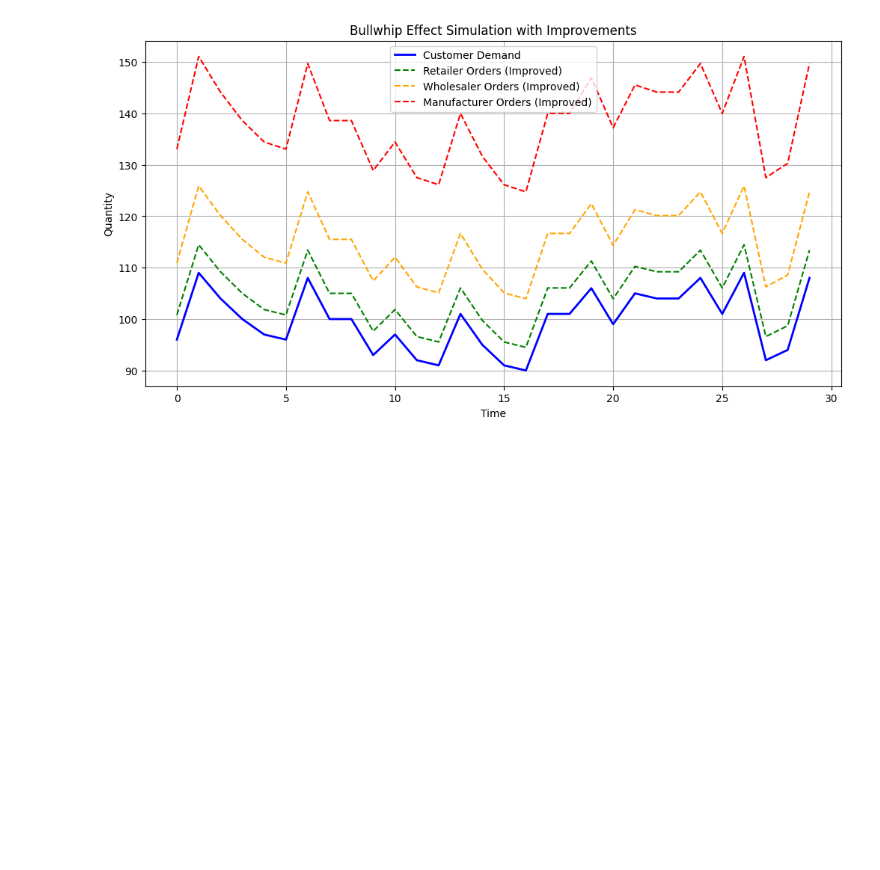
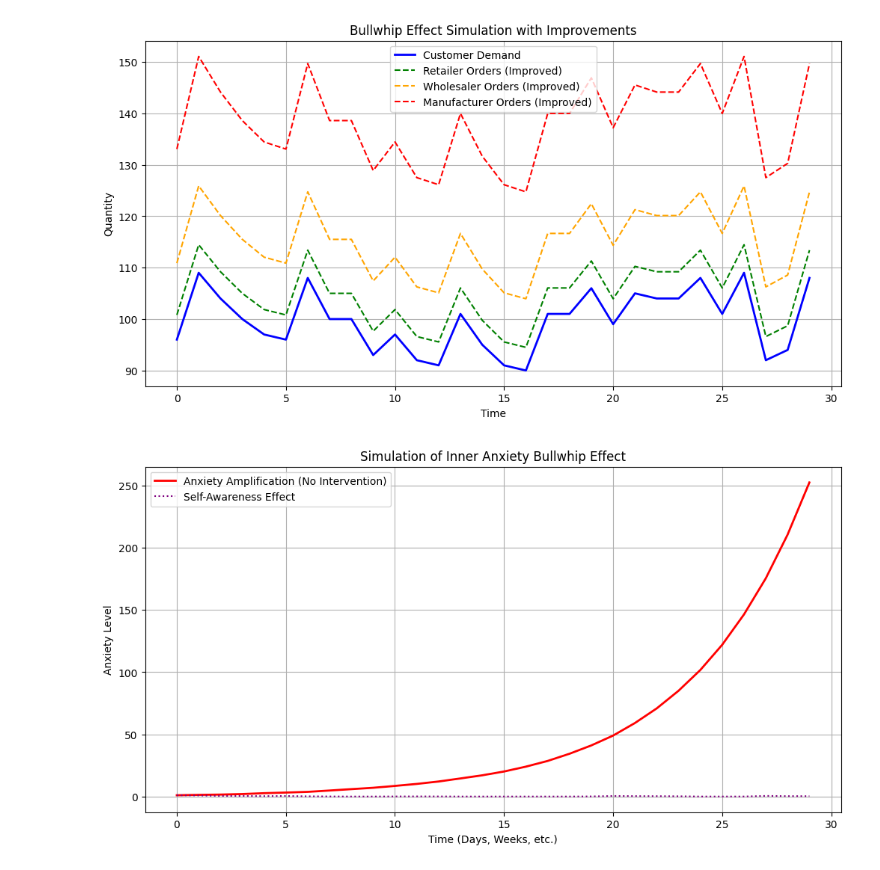
Before and after one commit to Highflying07/Data-Science, a Jupyter notebook: 공급_채찍.ipynb, the cells around one changed output. Saved outputs shown, nothing was run; the diff lists cells and outputs as text; code cells hidden in the pictures; blank space fills up the shorter version.

```diff
--- a/공급_채찍.ipynb
+++ b/공급_채찍.ipynb
@@ -184,3 +184,57 @@ plt.grid(True)
 plt.show()
 # %% [output]
 [figure]
+# %%
+import numpy as np
+import matplotlib.pyplot as plt
+
+# Initial settings
+np.random.seed(42)           # Set random seed for reproducibility (so results are consistent)
+timesteps = 30               # Number of time steps to simulate
+initial_anxiety = 1          # Initial anxiety level
+
+# Amplification rate for bullwhip effect
+amplification_rate = 1.2     # Amplification factor (how much anxiety increases over time)
+
+# Reduction factors for improvement strategies
+info_sharing_effect = 0.7    # Effect of information sharing strategy
+routine_effect = 0.8         # Effect of routine/habit strategy
+self_awareness_effect = 0.6  # Effect of self-awareness or mindfulness strategy
+
+# Simulation function
+def simulate_anxiety(amplification, reduction_effect=1.0):
+    anxiety = [initial_anxiety]  # Start with initial anxiety level in a list
+    for t in range(1, timesteps):
+        # Calculate new anxiety:
+        # multiply last anxiety by amplification and reduction factor,
+        # then add small random noise from normal distribution
+        new_anxiety = anxiety[-1] * amplification * reduction_effect + np.random.normal(0, 0.2)
+        # Avoid negative anxiety (set minimum to zero)
+        anxiety.append(max(new_anxiety, 0))
+    return anxiety  # Return the full anxiety time series
+
+# Run simulations for four scenarios
+no_strategy = simulate_anxiety(amplification_rate, reduction_effect=1.0)                    # No intervention
+with_info_sharing = simulate_anxiety(amplification_rate, reduction_effect=info_sharing_effect)  # With information sharing
+with_routine = simulate_anxiety(amplification_rate, reduction_effect=routine_effect)           # With routine practice
+with_self_awareness = simulate_anxiety(amplification_rate, reduction_effect=self_awareness_effect)  # With self-awareness
+
+# Plotting the results
+plt.figure(figsize=(12, 6))  # Set the size of the figure
+plt.plot(no_strategy, label='Anxiety Amplification (No Intervention)', color='red', linewidth=2)
+# Plot the anxiety line with no intervention (red, solid line)
+# plt.plot(with_info_sharing, label='Information Sharing Effect', color='green', linestyle='-')
+# # Plot the anxiety line with information sharing (green, dashed line)
+# plt.plot(with_routine, label='Routine Effect', color='blue', linestyle='-.')
+# # Plot the anxiety line with routine/habit strategy (blue, dashed line)
+plt.plot(with_self_awareness, label='Self-Awareness Effect', color='purple', linestyle=':')
+
+# Plot the anxiety line with self-awareness/mindfulness (purple, dashed line)
+plt.xlabel('Time (Days, Weeks, etc.)')  # Label for x-axis
+plt.ylabel('Anxiety Level')             # Label for y-axis
+plt.title('Simulation of Inner Anxiety Bullwhip Effect')  # Title of the chart
+plt.legend()                            # Show legend to explain lines
+plt.grid(True)                          # Add grid for easier reading
+plt.show()                              # Display the plot
+# %% [output]
+[figure, added]
```
